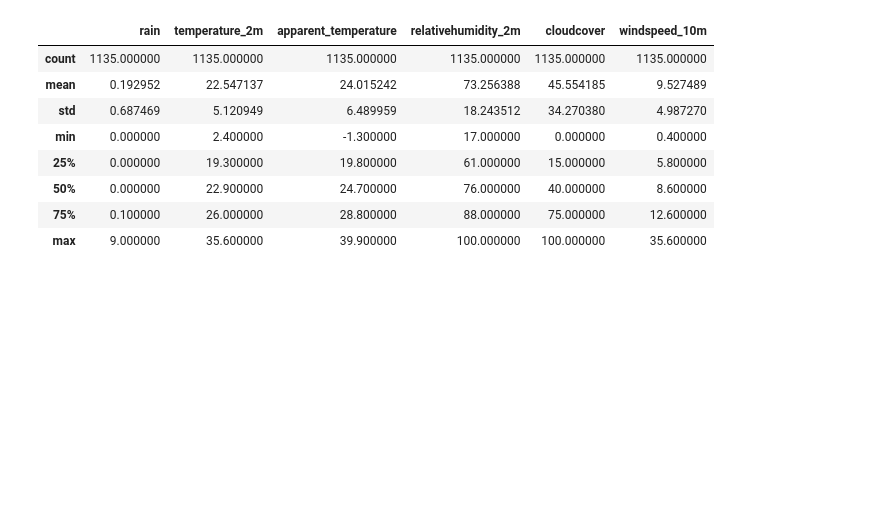
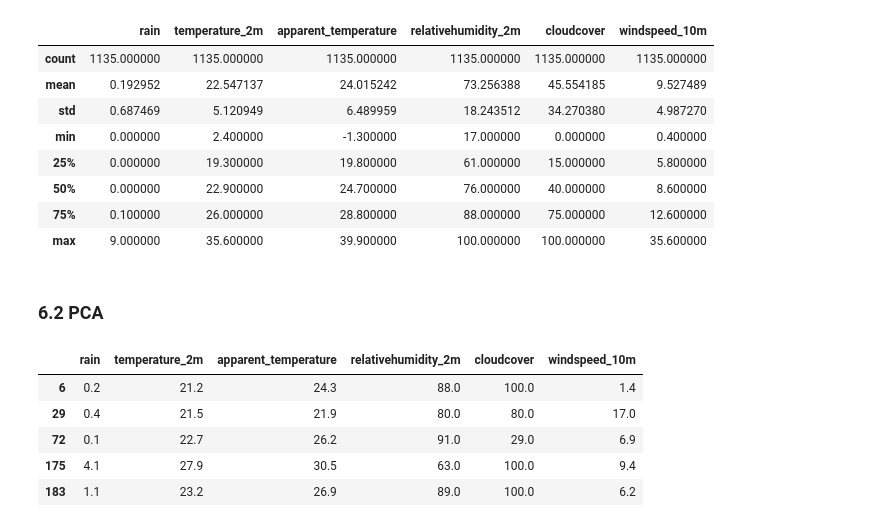
Before and after one commit to ciziks/traffic-accident-analysis, a Jupyter notebook: statistical_analysis.ipynb, the cells around one changed output. Cells and saved outputs as stored; diff of their text form; code cells hidden in the pictures; blank space fills up the shorter version.

```diff
--- a/statistical_analysis.ipynb
+++ b/statistical_analysis.ipynb
@@ -146,3 +150,15 @@ prf_not_rain_data.describe()
 | 50% | 0.000000 | 22.900000 | 24.700000 | 76.000000 | 40.000000 | 8.600000 |
 | 75% | 0.100000 | 26.000000 | 28.800000 | 88.000000 | 75.000000 | 12.600000 |
 | max | 9.000000 | 35.600000 | 39.900000 | 100.000000 | 100.000000 | 35.600000 |
+# %% [markdown]
+### 6.2 PCA
+# %%
+prf_rain_data_pca = prf_rain_data[['rain','temperature_2m','apparent_temperature','relativehumidity_2m','cloudcover','windspeed_10m']]
+prf_rain_data_pca.head()
+# %% [output]
+|  | rain | temperature_2m | apparent_temperature | relativehumidity_2m | cloudcover | windspeed_10m |
+| 6 | 0.2 | 21.2 | 24.3 | 88.0 | 100.0 | 1.4 |
+| 29 | 0.4 | 21.5 | 21.9 | 80.0 | 80.0 | 17.0 |
+| 72 | 0.1 | 22.7 | 26.2 | 91.0 | 29.0 | 6.9 |
+| 175 | 4.1 | 27.9 | 30.5 | 63.0 | 100.0 | 9.4 |
+| 183 | 1.1 | 23.2 | 26.9 | 89.0 | 100.0 | 6.2 |
```
Also changed, not shown: parts of 34 cells of this notebook.
